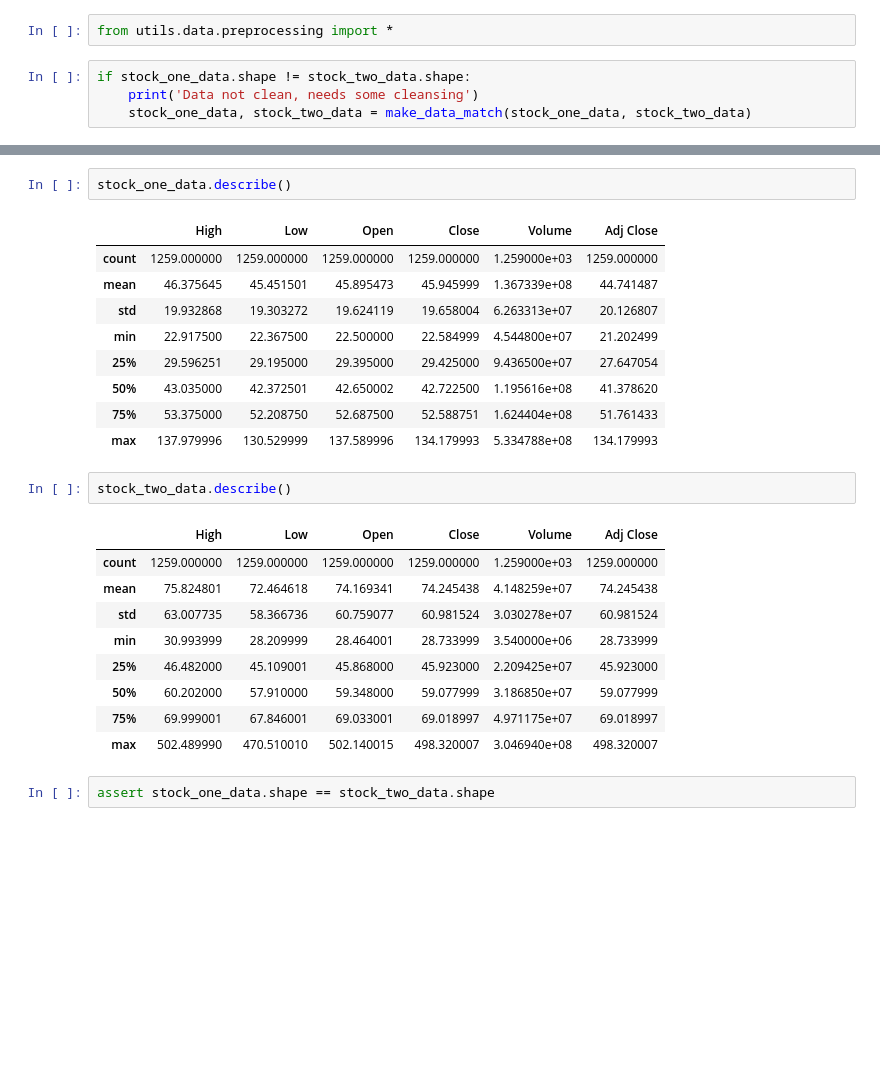
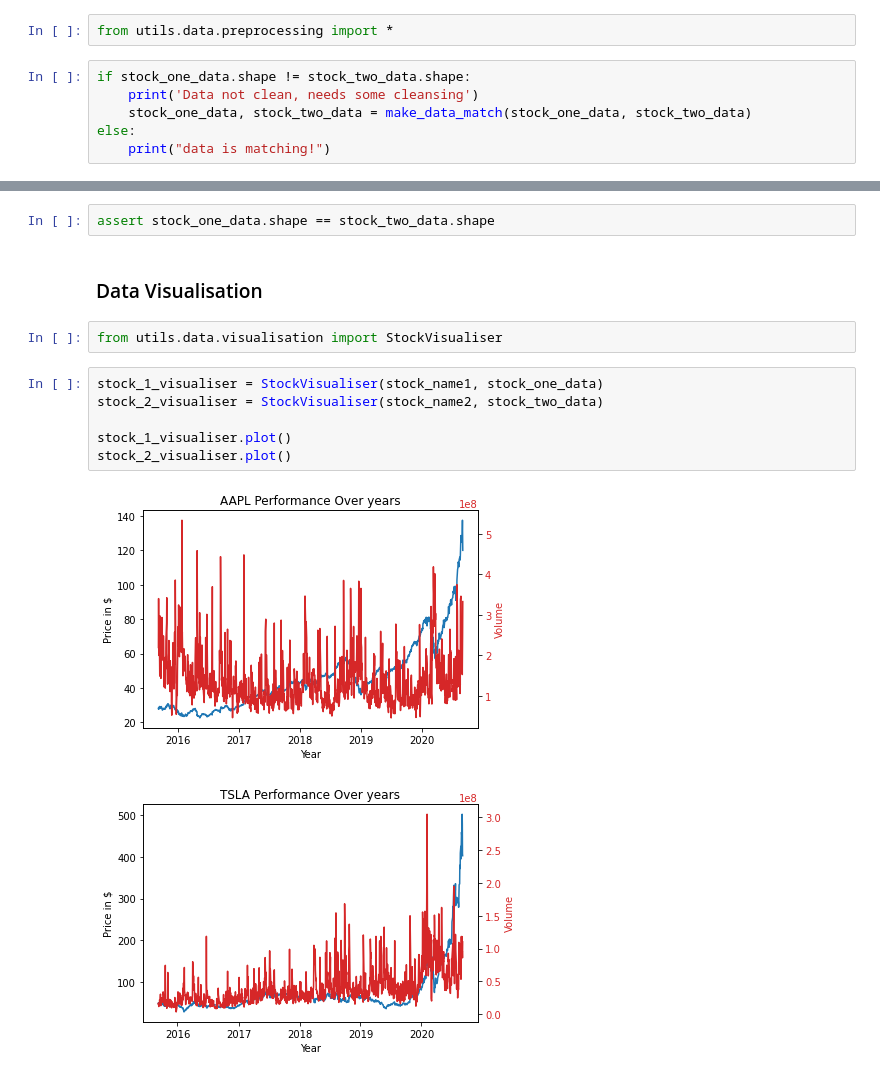
Before and after one commit to joe-nano/Quantative-Trading-Strategy-Platform, a Jupyter notebook: backend/traders/deep_q/training.ipynb, the cells around one changed output, grey strips where cells are left out. Drawn from its saved outputs; the diff is of its cells as text; blank space fills up the shorter version.

Commit message:
add visualisation

```diff
--- a/backend/traders/deep_q/training.ipynb
+++ b/backend/traders/deep_q/training.ipynb
@@ -90,3 +92,5 @@ from utils.data.preprocessing import *
 if stock_one_data.shape != stock_two_data.shape:
     print('Data not clean, needs some cleansing')
     stock_one_data, stock_two_data = make_data_match(stock_one_data, stock_two_data)
+else:
+    print("data is matching!")
@@ -105,26 +99,15 @@ stock_two_data.describe()
-# %%
-stock_one_data.describe()
-# %% [output]
-|  | High | Low | Open | Close | Volume | Adj Close |
-| count | 1259.000000 | 1259.000000 | 1259.000000 | 1259.000000 | 1.259000e+03 | 1259.000000 |
-| mean | 46.375645 | 45.451501 | 45.895473 | 45.945999 | 1.367339e+08 | 44.741487 |
-| std | 19.932868 | 19.303272 | 19.624119 | 19.658004 | 6.263313e+07 | 20.126807 |
-| min | 22.917500 | 22.367500 | 22.500000 | 22.584999 | 4.544800e+07 | 21.202499 |
-| 25% | 29.596251 | 29.195000 | 29.395000 | 29.425000 | 9.436500e+07 | 27.647054 |
-| 50% | 43.035000 | 42.372501 | 42.650002 | 42.722500 | 1.195616e+08 | 41.378620 |
-| 75% | 53.375000 | 52.208750 | 52.687500 | 52.588751 | 1.624404e+08 | 51.761433 |
-| max | 137.979996 | 130.529999 | 137.589996 | 134.179993 | 5.334788e+08 | 134.179993 |
-# %%
-stock_two_data.describe()
-# %% [output]
-|  | High | Low | Open | Close | Volume | Adj Close |
-| count | 1259.000000 | 1259.000000 | 1259.000000 | 1259.000000 | 1.259000e+03 | 1259.000000 |
-| mean | 75.824801 | 72.464618 | 74.169341 | 74.245438 | 4.148259e+07 | 74.245438 |
-| std | 63.007735 | 58.366736 | 60.759077 | 60.981524 | 3.030278e+07 | 60.981524 |
-| min | 30.993999 | 28.209999 | 28.464001 | 28.733999 | 3.540000e+06 | 28.733999 |
-| 25% | 46.482000 | 45.109001 | 45.868000 | 45.923000 | 2.209425e+07 | 45.923000 |
-| 50% | 60.202000 | 57.910000 | 59.348000 | 59.077999 | 3.186850e+07 | 59.077999 |
-| 75% | 69.999001 | 67.846001 | 69.033001 | 69.018997 | 4.971175e+07 | 69.018997 |
-| max | 502.489990 | 470.510010 | 502.140015 | 498.320007 | 3.046940e+08 | 498.320007 |
 # %%
 assert stock_one_data.shape == stock_two_data.shape
+# %% [markdown]
+### Data Visualisation
+# %%
+from utils.data.visualisation import StockVisualiser
+# %%
+stock_1_visualiser = StockVisualiser(stock_name1, stock_one_data)
+stock_2_visualiser = StockVisualiser(stock_name2, stock_two_data)
+
+stock_1_visualiser.plot()
+stock_2_visualiser.plot()
+# %% [output]
+[figure, added]
+[figure, added]
```
Also changed, not shown: parts of 3 cells of this notebook, 2 other files.
